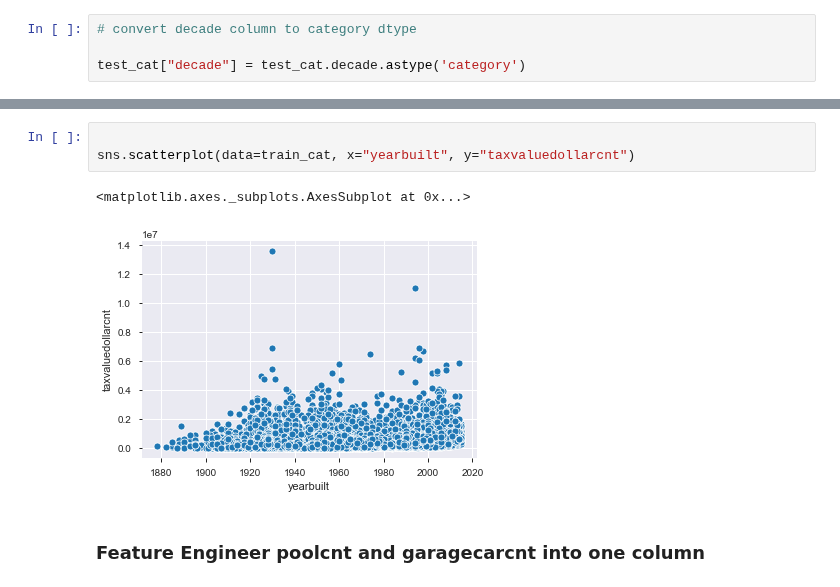
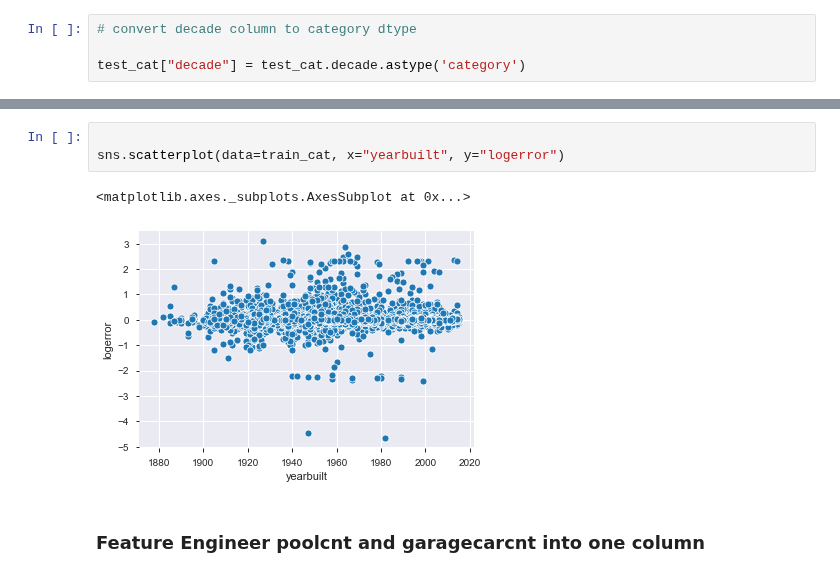
Before and after one commit to FJ-Zillow-Org/Zillow, a Jupyter notebook: deliverable-faith.ipynb, the cells around one changed output, grey strips where cells are left out. Saved outputs shown, nothing was run; the diff lists cells and outputs as text.

```diff
--- a/deliverable-faith.ipynb
+++ b/deliverable-faith.ipynb
@@ -455,9 +460,9 @@ train_cat.groupby("decade").count()
 # %%
 
-sns.scatterplot(data=train_cat, x="yearbuilt", y="taxvaluedollarcnt")
+sns.scatterplot(data=train_cat, x="yearbuilt", y="logerror")
 # %% [output]
 <matplotlib.axes._subplots.AxesSubplot at 0x...>
-[figure, old version]
+[figure, new version]
 # %% [markdown]
 ### Feature Engineer poolcnt and garagecarcnt into one column
 # %%
```
Also changed, not shown: parts of 7 cells of this notebook.
